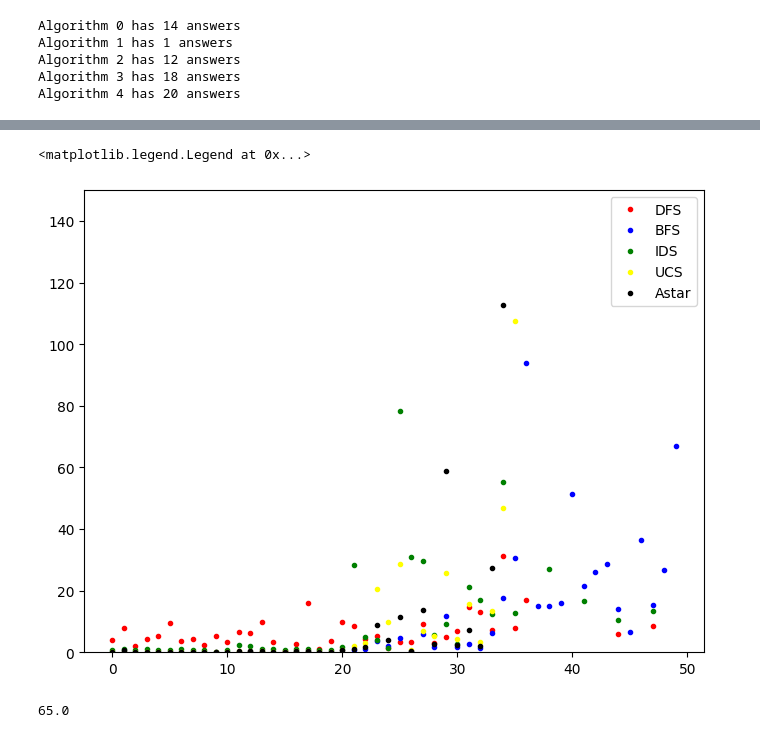
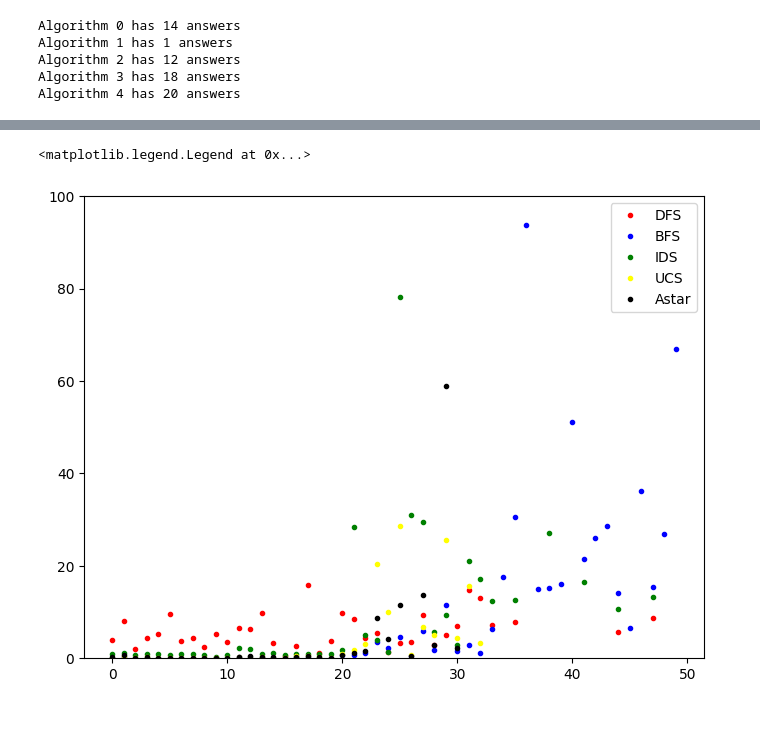
Before and after one commit to rayanf/8-puzzel, a Jupyter notebook: analisysAlgorithm.ipynb, the cells around one changed output, grey strips where cells are left out. Saved outputs shown, nothing was run; the diff lists cells and outputs as text; code cells hidden in the pictures.

```diff
--- a/analisysAlgorithm.ipynb
+++ b/analisysAlgorithm.ipynb
@@ -46,7 +36,7 @@ for i in range(0,50):
                         rec.iloc[i,j] = math.inf
                     current, peak = tracemalloc.get_traced_memory()
                     tracemalloc.stop()
-                    max_depht += 15
+                    max_depht += 100
                 if j == 1:
                     tracemalloc.start()
                     act = findAns('BFS',examples[i],max_depht)
@@ -54,7 +44,7 @@ for i in range(0,50):
                         rec.iloc[i,j] = math.inf
                     current, peak = tracemalloc.get_traced_memory()
                     tracemalloc.stop()
-                    max_depht += 15
+                    max_depht += 100
                 if j == 2:
                     tracemalloc.start()
                     act = findAns('IDS',examples[i],max_depht)
@@ -62,7 +52,7 @@ for i in range(0,50):
                         rec.iloc[i,j] = math.inf
                     current, peak = tracemalloc.get_traced_memory()
                     tracemalloc.stop()
-                    max_depht += 15
+                    max_depht += 100
                 if j == 3:
                     tracemalloc.start()
                     act = findAns('UCS',examples[i],max_depht)
@@ -70,7 +60,7 @@ for i in range(0,50):
                         rec.iloc[i,j] = math.inf
                     current, peak = tracemalloc.get_traced_memory()
                     tracemalloc.stop()
-                    max_depht += 15
+                    max_depht += 100
                 if j == 4:
                     tracemalloc.start()
                     act = findAns('Astar',examples[i],max_depht)
@@ -81,7 +71,7 @@ for i in range(0,50):
                     max_depht += 500
                 exetime = time.time() - startTime
                 print(exetime,max_depht)
-                if exetime > 120 or max_depht > 1000:
+                if exetime > 120 or max_depht > 1500:
                     notFound = True
                     break
             if notFound:
@@ -89,10 +79,11 @@ for i in range(0,50):
                 rec.iloc[i,j+5] = np.nan
                 notFound = False
             else:
+                print('found')
                 ans.iloc[i,j] = act
                 rec.iloc[i,j] = exetime
                 rec.iloc[i,j+5] = peak / 10**6 - 8000
-                rec.to_csv('resultsNan.csv',index=False)
-                ans.to_csv('answersNan.csv',index=False)
+            rec.to_csv('resultsNan.csv',index=False)
+            ans.to_csv('answersNan.csv',index=False)
 # %% [output]
 31 4
@@ -126,6 +115,3 @@ Algorithm 1 has 1 answers
 Algorithm 2 has 12 answers
 Algorithm 3 has 18 answers
 Algorithm 4 has 20 answers
-# %%
-rec = pd.read_csv('resultsNan.csv')
-rec.describe()
@@ -142,12 +118,13 @@ rec.describe()
 # %%
 plt.figure(figsize=(8,6))
-plt.ylim(0, 150)
+plt.ylim(0, 100)
+# plt.xlim(20, 50)
 plt.plot(rec.iloc[:,0], '.', color='red')
 plt.plot(rec.iloc[:,1], '.', color='blue')
 plt.plot(rec.iloc[:,2], '.', color='green')
 plt.plot(rec.iloc[:,3], '.', color='yellow')
 plt.plot(rec.iloc[:,4], '.', color='black')
 plt.legend(['DFS', 'BFS', 'IDS', 'UCS', 'Astar'])
 # %% [output]
 <matplotlib.legend.Legend at 0x...>
-[figure, old version]
+[figure, new version]
@@ -156,4 +130,0 @@ new = pd.read_csv('resultsNan.csv')
-# %%
-new.isna().sum().sum() /2
-# %% [output]
-65.0
```
Also changed, not shown: parts of 8 cells of this notebook, 2 other files.
